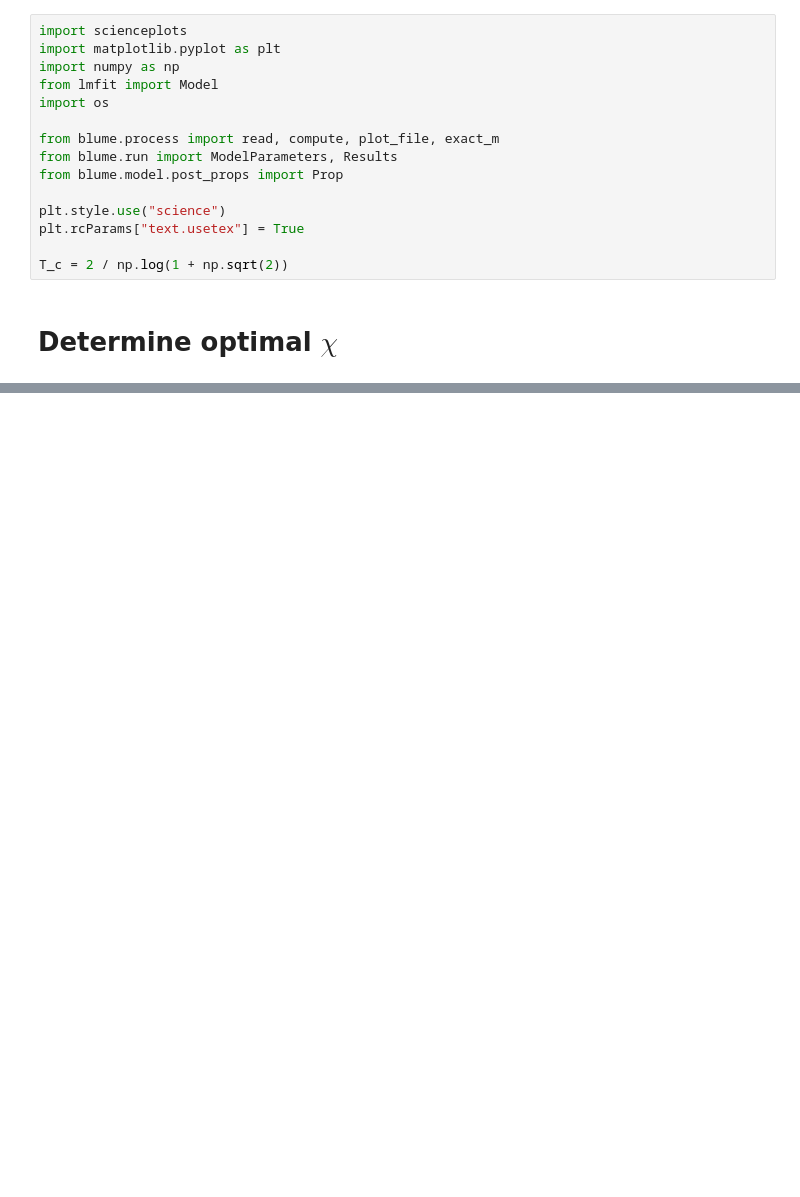
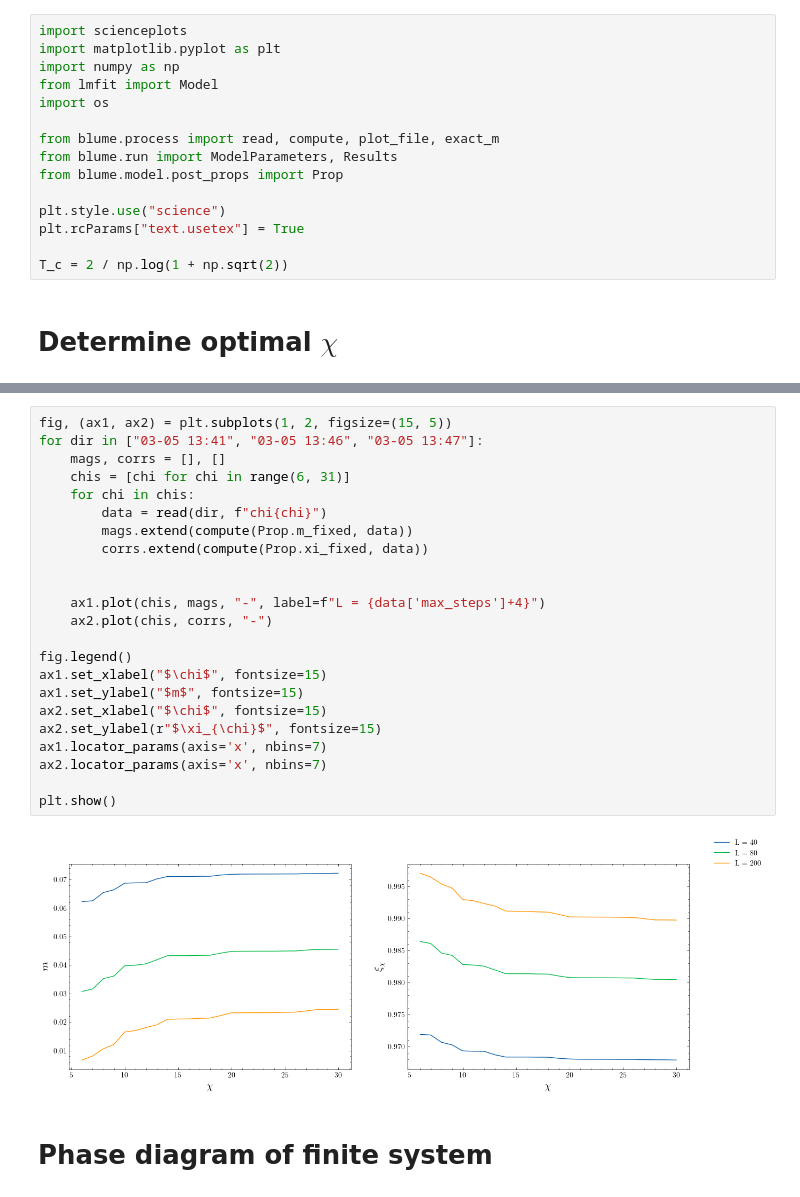
Before and after one commit to DerkNiessink/Blume, a Jupyter notebook: L_scaling.ipynb, the cells around one changed output, grey strips where cells are left out. Cells and saved outputs as stored; diff of their text form; blank space fills up the shorter version.

```diff
--- a/L_scaling.ipynb
+++ b/L_scaling.ipynb
@@ -406,0 +43,27 @@ Obtained crit. exp.: 1.0924892029801108 +/- 0.00215336343111046
+# %%
+fig, (ax1, ax2) = plt.subplots(1, 2, figsize=(15, 5))
+for dir in ["03-05 13:41", "03-05 13:46", "03-05 13:47"]:
+    mags, corrs = [], []
+    chis = [chi for chi in range(6, 31)]
+    for chi in chis:
+        data = read(dir, f"chi{chi}")
+        mags.extend(compute(Prop.m_fixed, data))
+        corrs.extend(compute(Prop.xi_fixed, data))
+
+
+    ax1.plot(chis, mags, "-", label=f"L = {data['max_steps']+4}")
+    ax2.plot(chis, corrs, "-")
+
+fig.legend()
+ax1.set_xlabel("$\chi$", fontsize=15)
+ax1.set_ylabel("$m$", fontsize=15)
+ax2.set_xlabel("$\chi$", fontsize=15)
+ax2.set_ylabel(r"$\xi_{\chi}$", fontsize=15)
+ax1.locator_params(axis='x', nbins=7)
+ax2.locator_params(axis='x', nbins=7)
+
+plt.show()
+# %% [output]
+[figure, added]
+# %% [markdown]
+# Phase diagram of finite system
```
Also changed, not shown: parts of 51 cells of this notebook, 7 other files.
